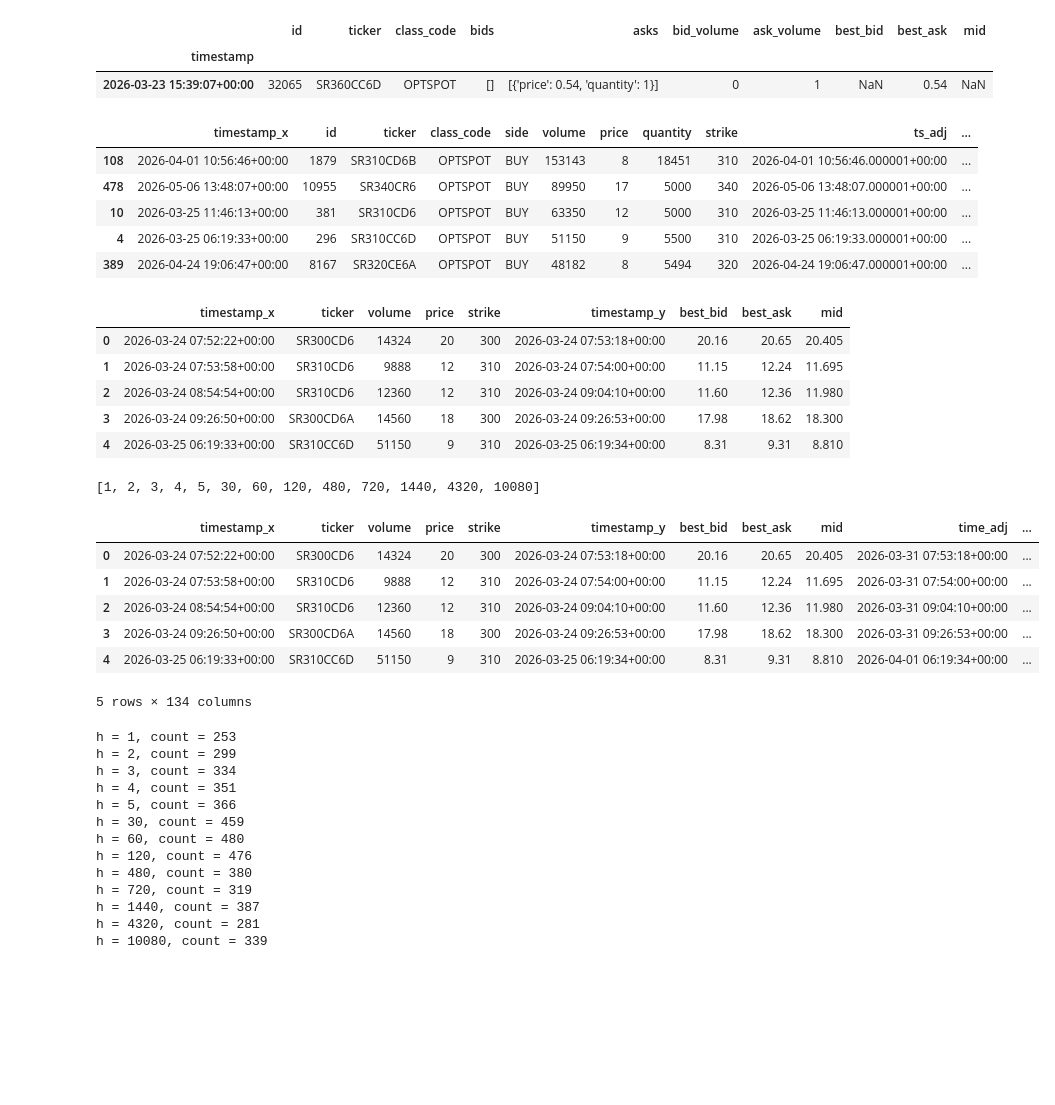
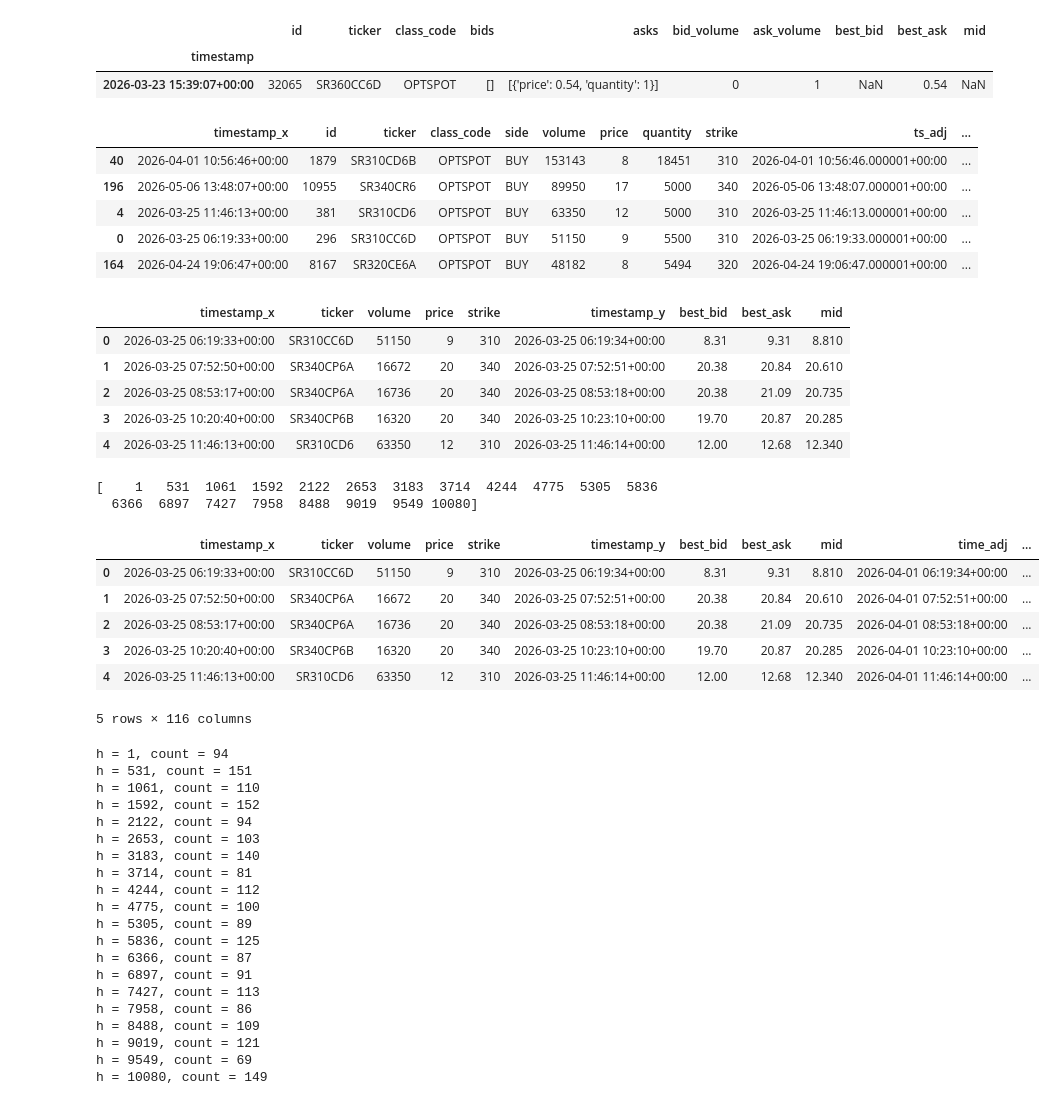
Before and after one commit to SigmaFlowX/Sber-Moex-Options, a Jupyter notebook: notebooks/large_orders_analysis.ipynb, the cells around one changed output. Cells and saved outputs as stored; diff of their text form; code cells hidden in the pictures; blank space fills up the shorter version.

```diff
--- a/notebooks/large_orders_analysis.ipynb
+++ b/notebooks/large_orders_analysis.ipynb
@@ -27,7 +27,7 @@ orders_df.head(1)
 | timestamp |  |  |  |  |  |  |  |  |
 | 2026-03-23 15:59:24+00:00 | 1 | SR330CD6A | OPTSPOT | BUY | 1 | 0 | 1 | 330 |
 # %%
-large_buy_orders = orders_df[orders_df['side'] == "BUY"].sort_values(by='volume', ascending=False).head(500)
+large_buy_orders = orders_df[orders_df['side'] == "BUY"].sort_values(by='volume', ascending=False).head(200)
 large_buy_orders
 # %% [output]
 |  | id | ticker | class_code | side | volume | price | quantity | strike |
@@ -105,49 +107,51 @@ df = pd.merge_asof(
 df.sort_values("volume", ascending=False).head()
 # %% [output]
 |  | timestamp_x | id | ticker | class_code | side | volume | price | quantity | strike | ts_adj | ... |
-| 108 | 2026-04-01 10:56:46+00:00 | 1879 | SR310CD6B | OPTSPOT | BUY | 153143 | 8 | 18451 | 310 | 2026-04-01 10:56:46.000001+00:00 | ... |
-| 478 | 2026-05-06 13:48:07+00:00 | 10955 | SR340CR6 | OPTSPOT | BUY | 89950 | 17 | 5000 | 340 | 2026-05-06 13:48:07.000001+00:00 | ... |
-| 10 | 2026-03-25 11:46:13+00:00 | 381 | SR310CD6 | OPTSPOT | BUY | 63350 | 12 | 5000 | 310 | 2026-03-25 11:46:13.000001+00:00 | ... |
-| 4 | 2026-03-25 06:19:33+00:00 | 296 | SR310CC6D | OPTSPOT | BUY | 51150 | 9 | 5500 | 310 | 2026-03-25 06:19:33.000001+00:00 | ... |
-| 389 | 2026-04-24 19:06:47+00:00 | 8167 | SR320CE6A | OPTSPOT | BUY | 48182 | 8 | 5494 | 320 | 2026-04-24 19:06:47.000001+00:00 | ... |
+| 40 | 2026-04-01 10:56:46+00:00 | 1879 | SR310CD6B | OPTSPOT | BUY | 153143 | 8 | 18451 | 310 | 2026-04-01 10:56:46.000001+00:00 | ... |
+| 196 | 2026-05-06 13:48:07+00:00 | 10955 | SR340CR6 | OPTSPOT | BUY | 89950 | 17 | 5000 | 340 | 2026-05-06 13:48:07.000001+00:00 | ... |
+| 4 | 2026-03-25 11:46:13+00:00 | 381 | SR310CD6 | OPTSPOT | BUY | 63350 | 12 | 5000 | 310 | 2026-03-25 11:46:13.000001+00:00 | ... |
+| 0 | 2026-03-25 06:19:33+00:00 | 296 | SR310CC6D | OPTSPOT | BUY | 51150 | 9 | 5500 | 310 | 2026-03-25 06:19:33.000001+00:00 | ... |
+| 164 | 2026-04-24 19:06:47+00:00 | 8167 | SR320CE6A | OPTSPOT | BUY | 48182 | 8 | 5494 | 320 | 2026-04-24 19:06:47.000001+00:00 | ... |
 # %%
 df = df[['timestamp_x', 'ticker', 'volume', 'price', 'strike', 'timestamp_y', 'best_bid', 'best_ask', 'mid']]
 df.head()
 # %% [output]
 |  | timestamp_x | ticker | volume | price | strike | timestamp_y | best_bid | best_ask | mid |
-| 0 | 2026-03-24 07:52:22+00:00 | SR300CD6 | 14324 | 20 | 300 | 2026-03-24 07:53:18+00:00 | 20.16 | 20.65 | 20.405 |
-| 1 | 2026-03-24 07:53:58+00:00 | SR310CD6 | 9888 | 12 | 310 | 2026-03-24 07:54:00+00:00 | 11.15 | 12.24 | 11.695 |
-| 2 | 2026-03-24 08:54:54+00:00 | SR310CD6 | 12360 | 12 | 310 | 2026-03-24 09:04:10+00:00 | 11.60 | 12.36 | 11.980 |
-| 3 | 2026-03-24 09:26:50+00:00 | SR300CD6A | 14560 | 18 | 300 | 2026-03-24 09:26:53+00:00 | 17.98 | 18.62 | 18.300 |
-| 4 | 2026-03-25 06:19:33+00:00 | SR310CC6D | 51150 | 9 | 310 | 2026-03-25 06:19:34+00:00 | 8.31 | 9.31 | 8.810 |
+| 0 | 2026-03-25 06:19:33+00:00 | SR310CC6D | 51150 | 9 | 310 | 2026-03-25 06:19:34+00:00 | 8.31 | 9.31 | 8.810 |
+| 1 | 2026-03-25 07:52:50+00:00 | SR340CP6A | 16672 | 20 | 340 | 2026-03-25 07:52:51+00:00 | 20.38 | 20.84 | 20.610 |
+| 2 | 2026-03-25 08:53:17+00:00 | SR340CP6A | 16736 | 20 | 340 | 2026-03-25 08:53:18+00:00 | 20.38 | 21.09 | 20.735 |
+| 3 | 2026-03-25 10:20:40+00:00 | SR340CP6B | 16320 | 20 | 340 | 2026-03-25 10:23:10+00:00 | 19.70 | 20.87 | 20.285 |
+| 4 | 2026-03-25 11:46:13+00:00 | SR310CD6 | 63350 | 12 | 310 | 2026-03-25 11:46:14+00:00 | 12.00 | 12.68 | 12.340 |
 # %%
-horizons = [1, 2, 3, 4, 5, 30, 60, 120, 480, 720, 1440, 4320, 10080] #minues
+horizons = [5, 30, 60, 120, 480, 720, 1440, 4320, 10080] #minues
+horizons = np.linspace(1, 10080, 20, dtype=int)
 print(horizons)
 for h in horizons:
     df['time_adj'] = df['timestamp_y'] + pd.Timedelta(minutes=h)
     merged = pd.merge_asof(
         df.sort_values('time_adj'),
         orderbooks_df.reset_index(),
         left_on = 'time_adj',
         right_on = 'timestamp',
         direction = 'nearest',
         tolerance = pd.Timedelta(minutes = h/2),
         by = 'ticker'
     ).sort_index()
     df[f'best_ask_{h}'] = merged['best_ask_y']
     df[f'best_bid_{h}'] = merged['best_bid_y']
     df[f'mid_{h}'] = merged['mid_y']
 
 df.head()
 # %% [output]
-[1, 2, 3, 4, 5, 30, 60, 120, 480, 720, 1440, 4320, 10080]
+[    1   531  1061  1592  2122  2653  3183  3714  4244  4775  5305  5836
+  6366  6897  7427  7958  8488  9019  9549 10080]
 |  | timestamp_x | ticker | volume | price | strike | timestamp_y | best_bid | best_ask | mid | time_adj | ... |
-| 0 | 2026-03-24 07:52:22+00:00 | SR300CD6 | 14324 | 20 | 300 | 2026-03-24 07:53:18+00:00 | 20.16 | 20.65 | 20.405 | 2026-03-31 07:53:18+00:00 | ... |
-| 1 | 2026-03-24 07:53:58+00:00 | SR310CD6 | 9888 | 12 | 310 | 2026-03-24 07:54:00+00:00 | 11.15 | 12.24 | 11.695 | 2026-03-31 07:54:00+00:00 | ... |
-| 2 | 2026-03-24 08:54:54+00:00 | SR310CD6 | 12360 | 12 | 310 | 2026-03-24 09:04:10+00:00 | 11.60 | 12.36 | 11.980 | 2026-03-31 09:04:10+00:00 | ... |
-| 3 | 2026-03-24 09:26:50+00:00 | SR300CD6A | 14560 | 18 | 300 | 2026-03-24 09:26:53+00:00 | 17.98 | 18.62 | 18.300 | 2026-03-31 09:26:53+00:00 | ... |
-| 4 | 2026-03-25 06:19:33+00:00 | SR310CC6D | 51150 | 9 | 310 | 2026-03-25 06:19:34+00:00 | 8.31 | 9.31 | 8.810 | 2026-04-01 06:19:34+00:00 | ... |
+| 0 | 2026-03-25 06:19:33+00:00 | SR310CC6D | 51150 | 9 | 310 | 2026-03-25 06:19:34+00:00 | 8.31 | 9.31 | 8.810 | 2026-04-01 06:19:34+00:00 | ... |
+| 1 | 2026-03-25 07:52:50+00:00 | SR340CP6A | 16672 | 20 | 340 | 2026-03-25 07:52:51+00:00 | 20.38 | 20.84 | 20.610 | 2026-04-01 07:52:51+00:00 | ... |
+| 2 | 2026-03-25 08:53:17+00:00 | SR340CP6A | 16736 | 20 | 340 | 2026-03-25 08:53:18+00:00 | 20.38 | 21.09 | 20.735 | 2026-04-01 08:53:18+00:00 | ... |
+| 3 | 2026-03-25 10:20:40+00:00 | SR340CP6B | 16320 | 20 | 340 | 2026-03-25 10:23:10+00:00 | 19.70 | 20.87 | 20.285 | 2026-04-01 10:23:10+00:00 | ... |
+| 4 | 2026-03-25 11:46:13+00:00 | SR310CD6 | 63350 | 12 | 310 | 2026-03-25 11:46:14+00:00 | 12.00 | 12.68 | 12.340 | 2026-04-01 11:46:14+00:00 | ... |
-5 rows × 134 columns
+5 rows × 116 columns
 # %%
 for h in horizons:
     df[f'mid_price_return_{h}'] = (df[f'mid_{h}'] - df['mid'])/df['mid']
@@ -169,19 +173,26 @@ for h in horizons:
     std = filtered_returns.std()
     snr_filtered.append(mean/std)
 # %% [output]
-h = 1, count = 253
-h = 2, count = 299
-h = 3, count = 334
-h = 4, count = 351
-h = 5, count = 366
-h = 30, count = 459
-h = 60, count = 480
-h = 120, count = 476
-h = 480, count = 380
-h = 720, count = 319
-h = 1440, count = 387
-h = 4320, count = 281
-h = 10080, count = 339
+h = 1, count = 94
+h = 531, count = 151
+h = 1061, count = 110
+h = 1592, count = 152
+h = 2122, count = 94
+h = 2653, count = 103
+h = 3183, count = 140
+h = 3714, count = 81
+h = 4244, count = 112
+h = 4775, count = 100
+h = 5305, count = 89
+h = 5836, count = 125
+h = 6366, count = 87
+h = 6897, count = 91
+h = 7427, count = 113
+h = 7958, count = 86
+h = 8488, count = 109
+h = 9019, count = 121
+h = 9549, count = 69
+h = 10080, count = 149
 # %%
 fig = plt.figure(figsize=(8,6))
 plt.plot(range(len(horizons)), snr_not_filtered, label="All the data")
```
Also changed, not shown: parts of 9 cells of this notebook.
